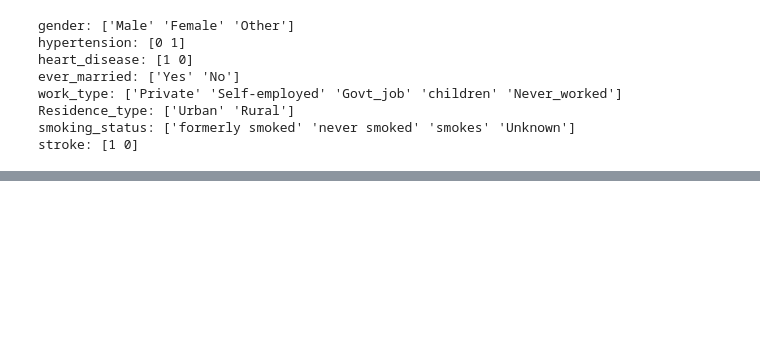
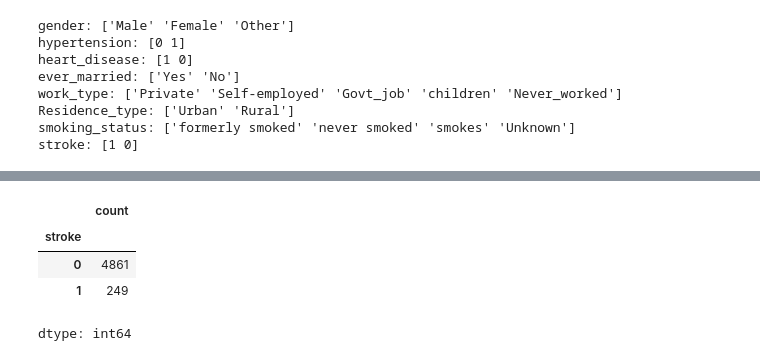
Before and after one commit to pyash45/Stoke_Prediction, a Jupyter notebook: Stoke_prediction.ipynb, the cells around one changed output, grey strips where cells are left out. Cells and saved outputs as stored; diff of their text form; code cells hidden in the pictures; blank space fills up the shorter version.

```diff
--- a/Stoke_prediction.ipynb
+++ b/Stoke_prediction.ipynb
@@ -5,4 +7,4 @@ import pandas as pd
 # %%
-df = pd.read_csv("/healthcare-dataset-stroke-data.csv")
+df = pd.read_csv("/content/healthcare-dataset-stroke-data.csv")
 # %%
 df.head()
@@ -28,0 +83,9 @@ stroke: [1 0]
+# %%
+y = df['stroke']
+y.value_counts()
+# %% [output]
+|  | count |
+| stroke |  |
+| 0 | 4861 |
+| 1 | 249 |
+dtype: int64
```
Also changed, not shown: parts of 10 cells of this notebook.
